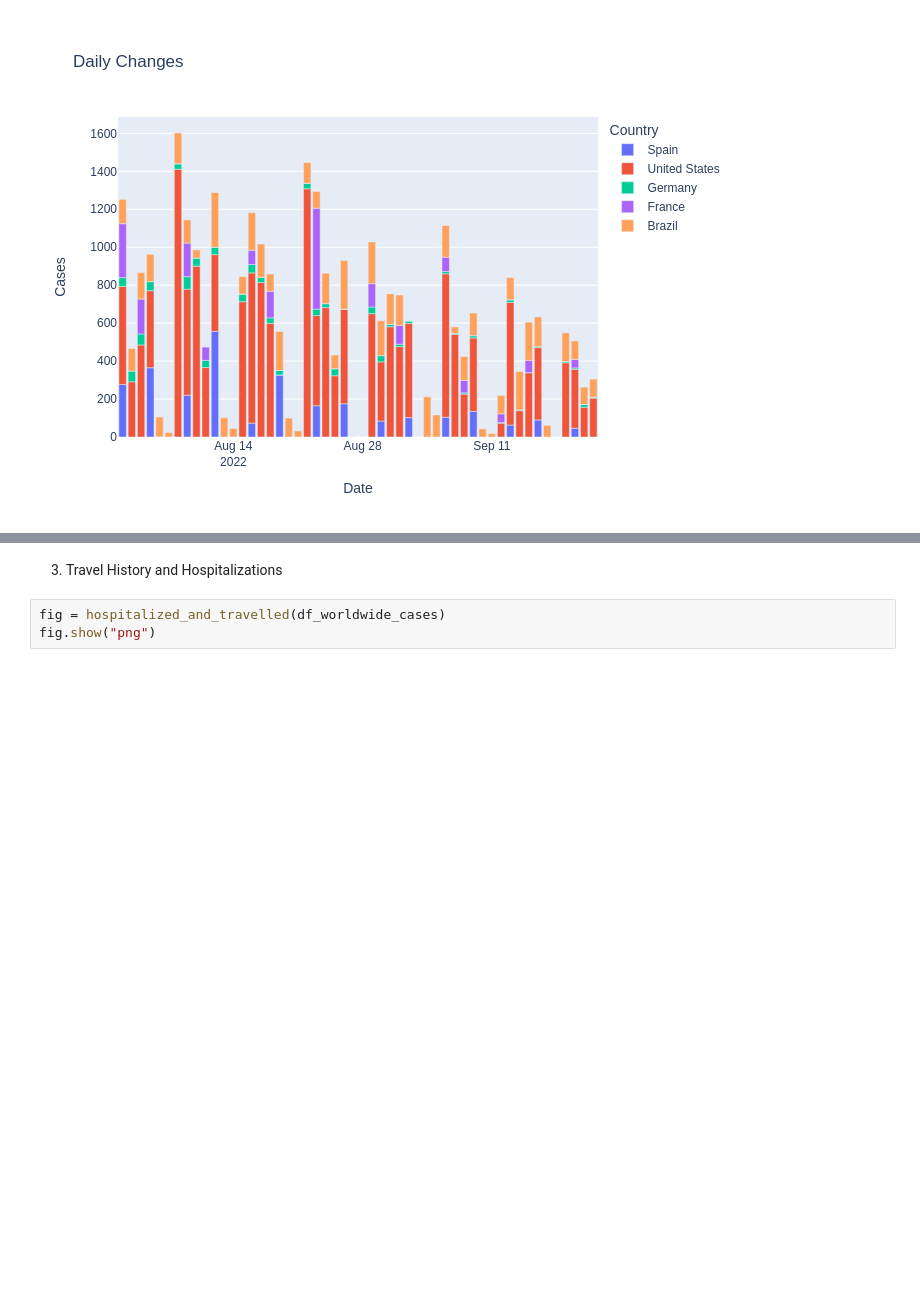
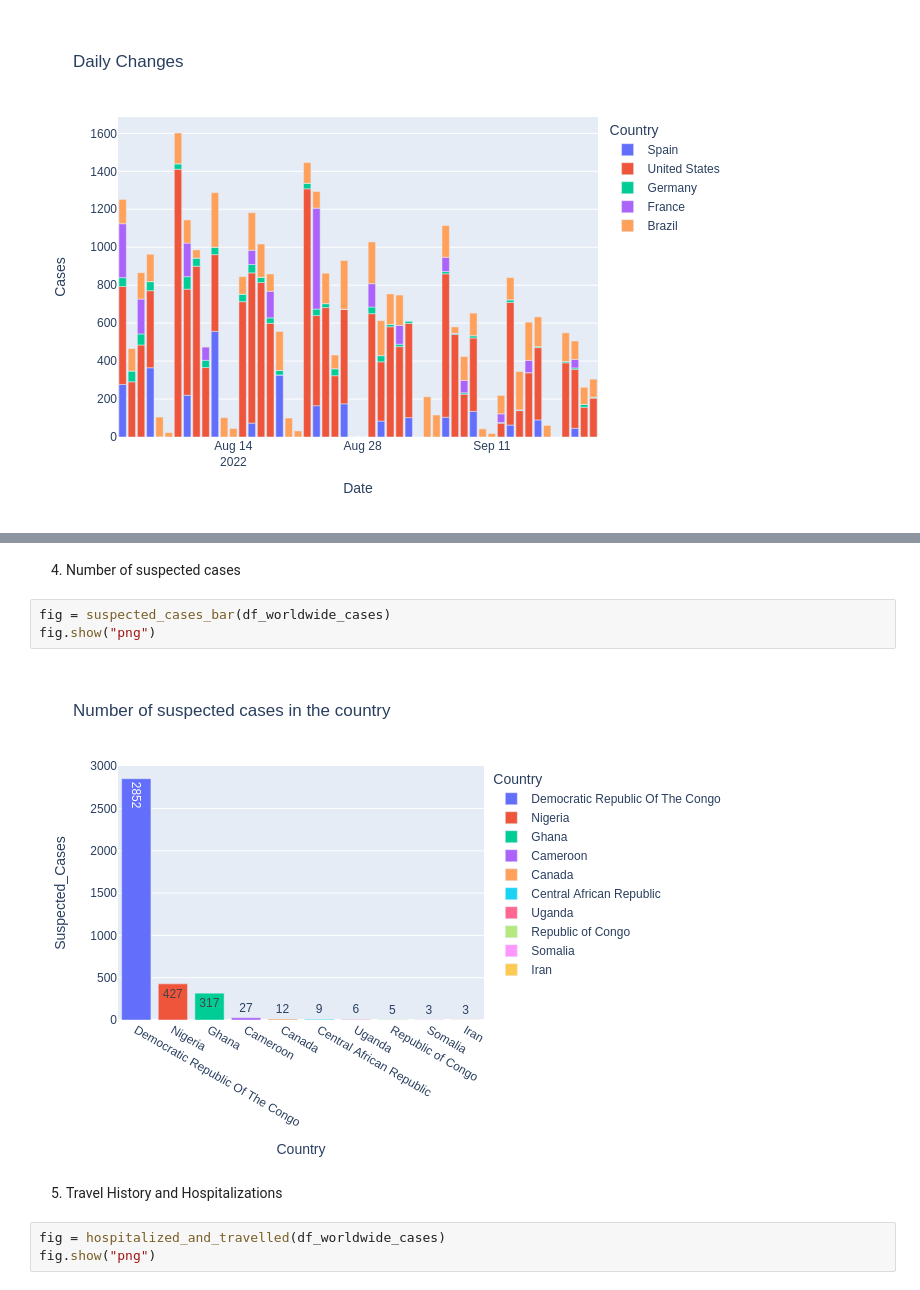
Before and after one commit to vatch123/Monkey-Pox, a Jupyter notebook: EDA_analysis.ipynb, the cells around one changed output, grey strips where cells are left out. Cells and saved outputs as stored; diff of their text form; blank space fills up the shorter version.

```diff
--- a/EDA_analysis.ipynb
+++ b/EDA_analysis.ipynb
@@ -126,5 +133,12 @@ fig.show("png")
+# %% [markdown]
+4. Number of suspected cases
+# %%
+fig = suspected_cases_bar(df_worldwide_cases)
+fig.show("png")
+# %% [output]
+[figure, added]
 # %% [markdown]
-3. Travel History and Hospitalizations
+5. Travel History and Hospitalizations
 # %%
 fig = hospitalized_and_travelled(df_worldwide_cases)
 fig.show("png")
```
Also changed, not shown: parts of 16 cells of this notebook, 13 other files.
